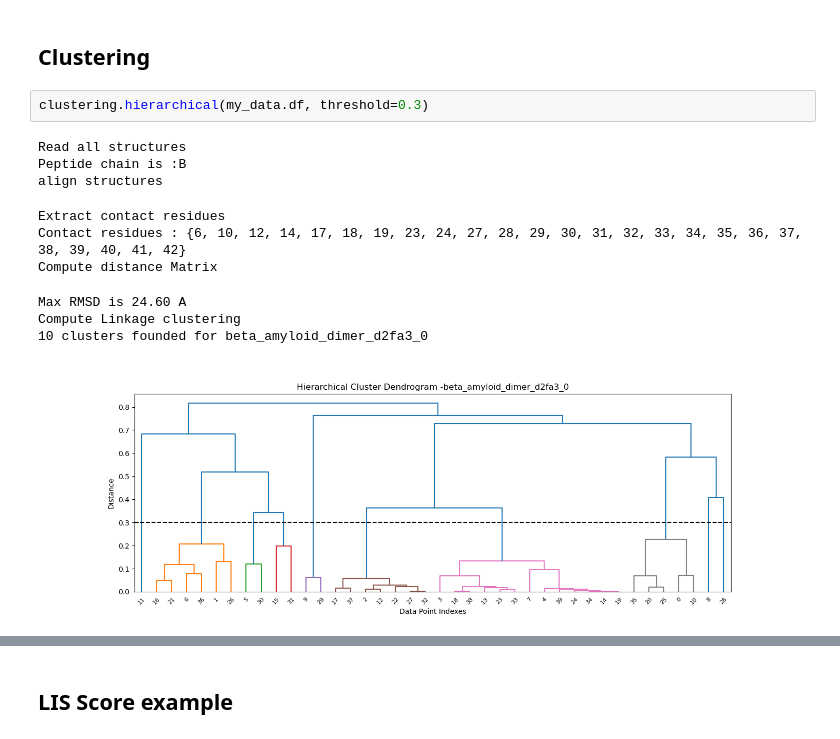
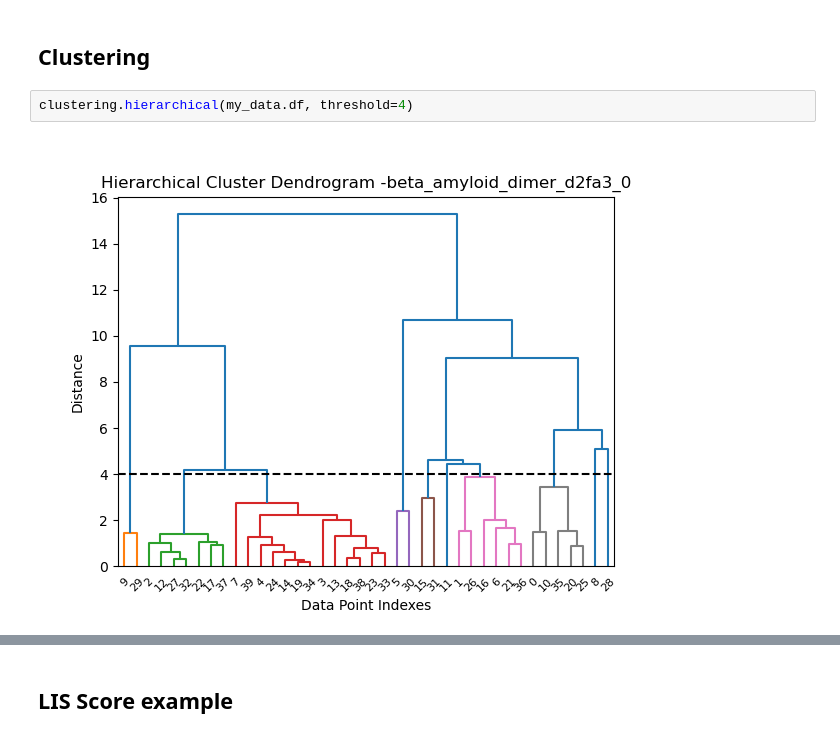
Before and after one commit to samuelmurail/af2_analysis, a Jupyter notebook: example.ipynb, the cells around one changed output, grey strips where cells are left out. Drawn from its saved outputs; the diff is of its cells as text.

```diff
--- a/example.ipynb
+++ b/example.ipynb
@@ -75,18 +75,9 @@ docking.plddt_pep(my_data, verbose=False)
 # %% [markdown]
 ## Clustering
 # %%
-clustering.hierarchical(my_data.df, threshold=0.3)
+clustering.hierarchical(my_data.df, threshold=4)
 # %% [output]
-Read all structures
-Peptide chain is :B
-align structures
-Extract contact residues
-Contact residues : {6, 10, 12, 14, 17, 18, 19, 23, 24, 27, 28, 29, 30, 31, 32, 33, 34, 35, 36, 37, 38, 39, 40, 41, 42}
-Compute distance Matrix
-Max RMSD is 24.60 A
-Compute Linkage clustering
-10 clusters founded for beta_amyloid_dimer_d2fa3_0
-[figure, old version]
+[figure, new version]
 # %%
 my_data.df
 # %% [output]
```
Also changed, not shown: parts of 1 cell of this notebook, 3 other files.
